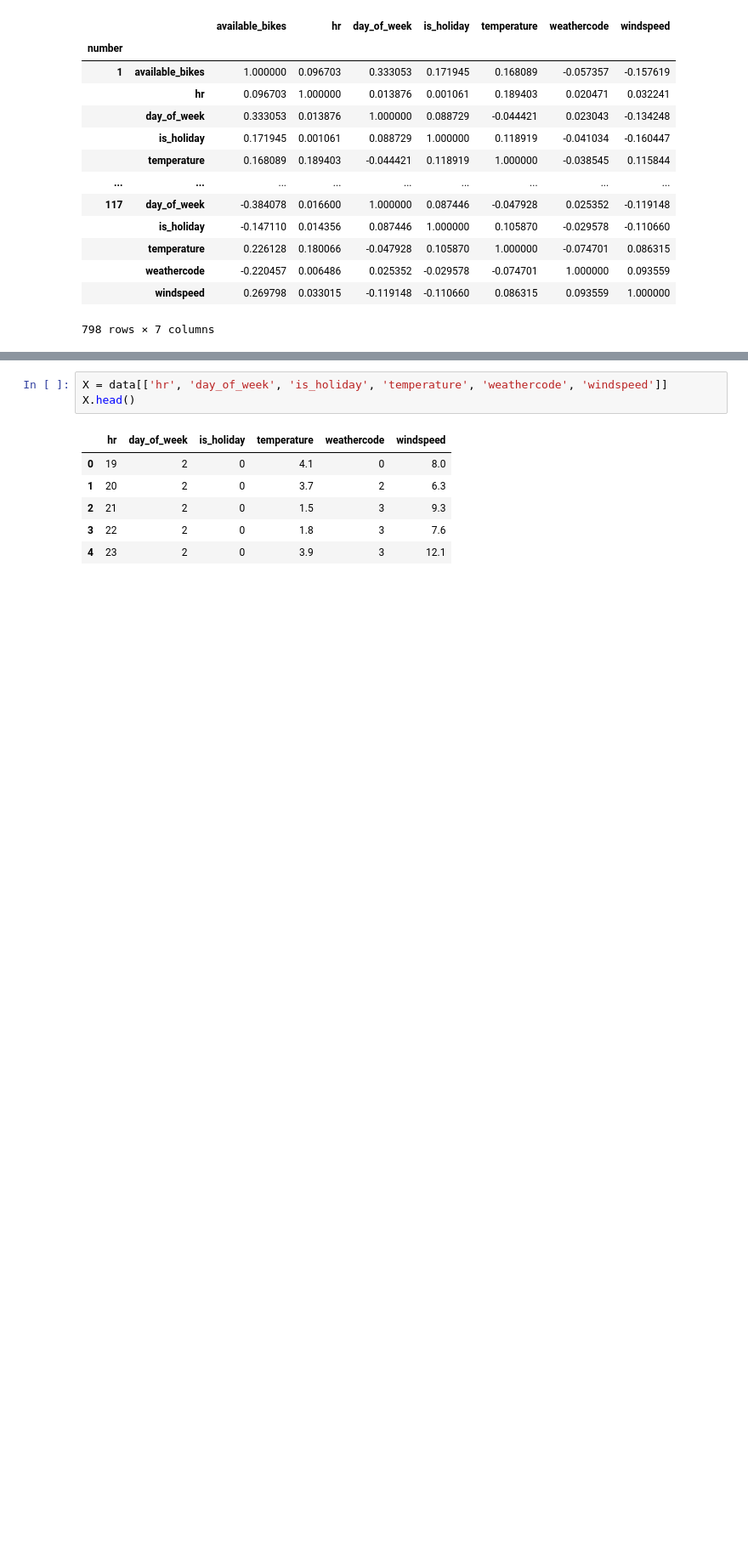
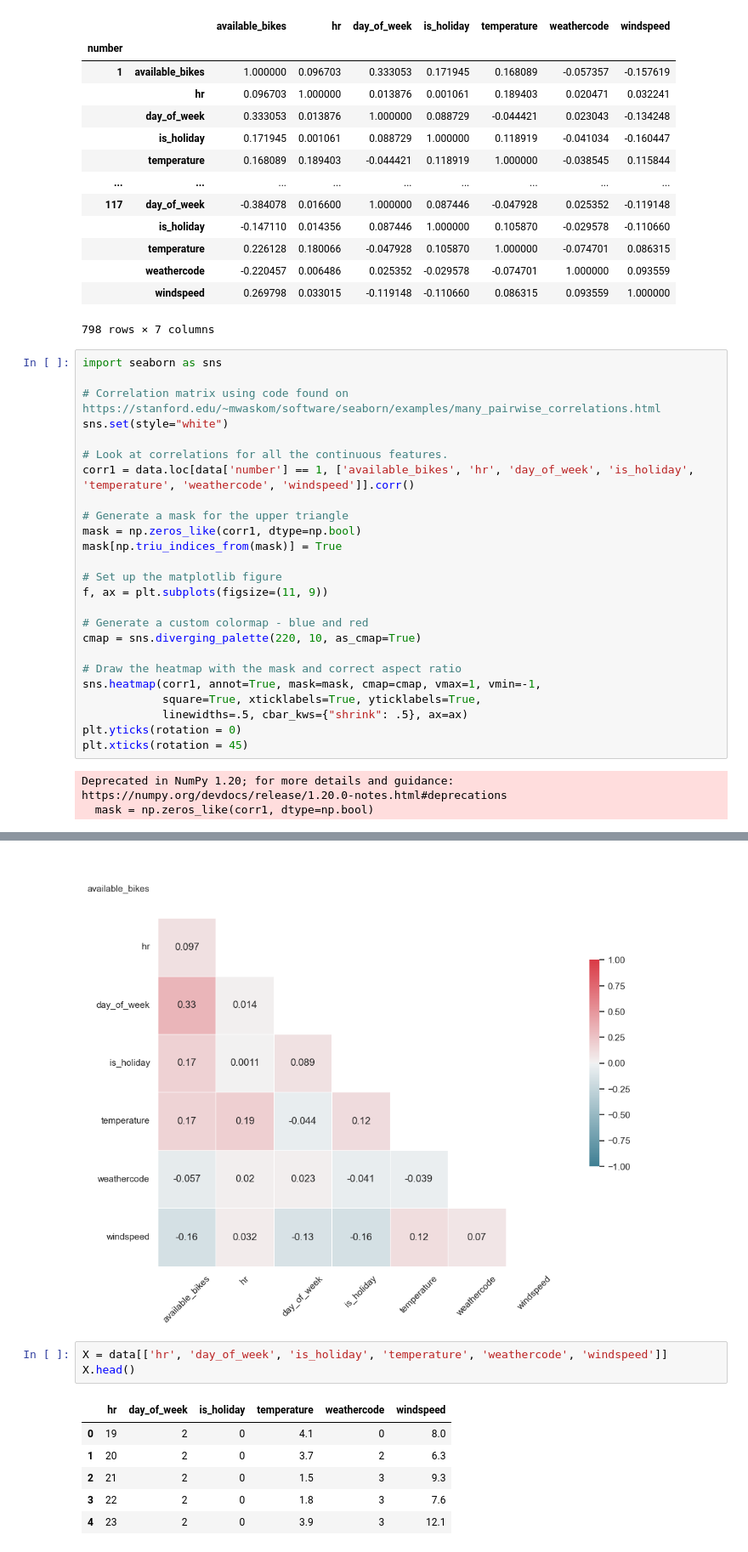
Before and after one commit to minhlynguyen/RideMate, a Jupyter notebook: model.ipynb, the cells around one changed output, grey strips where cells are left out. Shown at 85% size. Saved outputs shown, nothing was run; the diff lists cells and outputs as text; blank space fills up the shorter version.

```diff
--- a/model.ipynb
+++ b/model.ipynb
@@ -175,3 +264,31 @@ data.groupby('number')[['available_bikes', 'hr', 'day_of_week', 'is_holiday', 't
 |  | weathercode | -0.220457 | 0.006486 | 0.025352 | -0.029578 | -0.074701 | 1.000000 | 0.093559 |
 |  | windspeed | 0.269798 | 0.033015 | -0.119148 | -0.110660 | 0.086315 | 0.093559 | 1.000000 |
 798 rows × 7 columns
+# %%
+import seaborn as sns
+
+# Correlation matrix using code found on https://stanford.edu/~mwaskom/software/seaborn/examples/many_pairwise_correlations.html
+sns.set(style="white")
+
+# Look at correlations for all the continuous features.
+corr1 = data.loc[data['number'] == 1, ['available_bikes', 'hr', 'day_of_week', 'is_holiday', 'temperature', 'weathercode', 'windspeed']].corr()
+
+# Generate a mask for the upper triangle
+mask = np.zeros_like(corr1, dtype=np.bool)
+mask[np.triu_indices_from(mask)] = True
+
+# Set up the matplotlib figure
+f, ax = plt.subplots(figsize=(11, 9))
+
+# Generate a custom colormap - blue and red
+cmap = sns.diverging_palette(220, 10, as_cmap=True)
+
+# Draw the heatmap with the mask and correct aspect ratio
+sns.heatmap(corr1, annot=True, mask=mask, cmap=cmap, vmax=1, vmin=-1,
+            square=True, xticklabels=True, yticklabels=True,
+            linewidths=.5, cbar_kws={"shrink": .5}, ax=ax)
+plt.yticks(rotation = 0)
+plt.xticks(rotation = 45)
+# %% [output]
+Deprecated in NumPy 1.20; for more details and guidance: https://numpy.org/devdocs/release/1.20.0-notes.html#deprecations
+  mask = np.zeros_like(corr1, dtype=np.bool)
@@ -178,3 +303,4 @@ data.groupby('number')[['available_bikes', 'hr', 'day_of_week', 'is_holiday', 't
+[figure, added]
 # %%
 X = data[['hr', 'day_of_week', 'is_holiday', 'temperature', 'weathercode', 'windspeed']]
 X.head()
```
Also changed, not shown: parts of 9 cells of this notebook.
